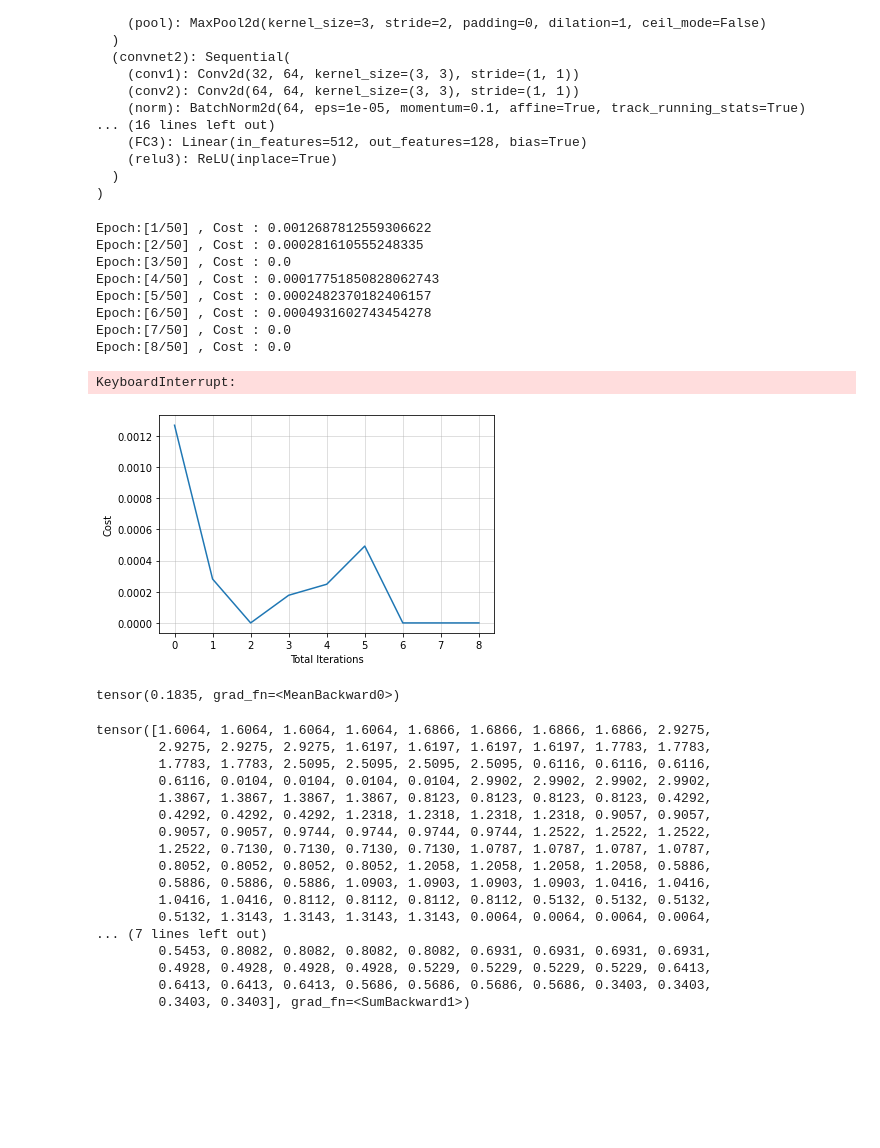
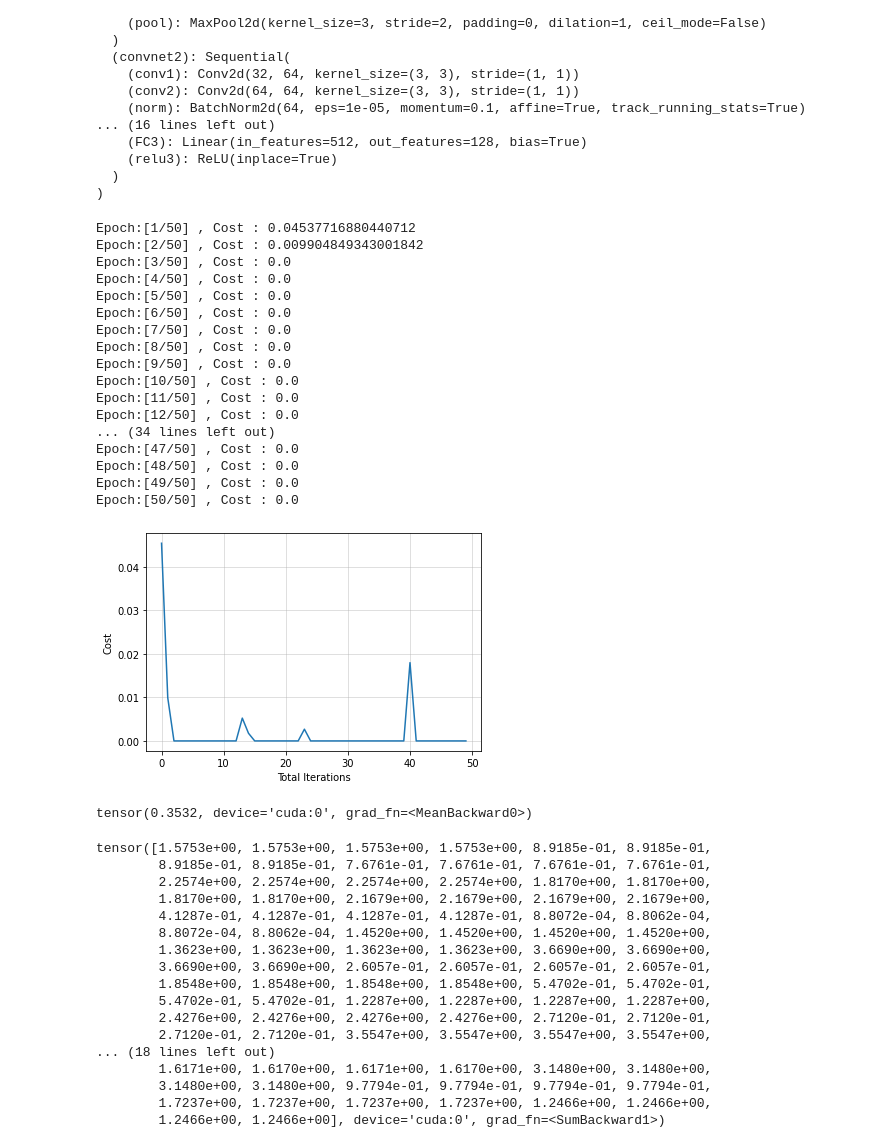
Before and after one commit to ABD-01/Siamese-NN, a Jupyter notebook: Siamese-ORL.ipynb, the cells around one changed output. Drawn from its saved outputs; the diff is of its cells as text; code cells hidden in the pictures; blank space fills up the shorter version.

```diff
--- a/Siamese-ORL.ipynb
+++ b/Siamese-ORL.ipynb
@@ -21,3 +25,5 @@ PATH = '/kaggle/input/att-database-of-faces/'
+# %%
+PATH = '/content/drive/MyDrive/Colab Notebooks/att_face_dataset/'
 # %%
 class CustomDataset(Dataset):
 
@@ -193,6 +199,8 @@ Model(
 # %%
 learning_rate = 0.0001
 optimizer = optim.Adam(model.parameters(), lr = learning_rate)
+if torch.cuda.is_available():
+    model = model.cuda()
 # %%
 cost = []
 
@@ -201,8 +209,10 @@ for epoch in range(epochs):
 
     triplets = get_random_triplets(train)
 
-#     apn = model(triplets.cuda())
-    apn = model(triplets)
+    if torch.cuda.is_available():
+        apn = model(triplets.cuda())
+    else:
+        apn = model(triplets)
 
     optimizer.zero_grad()
     loss = triplet_loss(*apn)
@@ -214,48 +224,56 @@ for epoch in range(epochs):
 
     print(f'Epoch:[{epoch+1}/{epochs}] , Cost : {loss.item()}')
 # %% [output]
-Epoch:[1/50] , Cost : 0.0012687812559306622
-Epoch:[2/50] , Cost : 0.000281610555248335
+Epoch:[1/50] , Cost : 0.04537716880440712
+Epoch:[2/50] , Cost : 0.009904849343001842
 Epoch:[3/50] , Cost : 0.0
-Epoch:[4/50] , Cost : 0.00017751850828062743
-Epoch:[5/50] , Cost : 0.0002482370182406157
-Epoch:[6/50] , Cost : 0.0004931602743454278
+Epoch:[4/50] , Cost : 0.0
+Epoch:[5/50] , Cost : 0.0
+Epoch:[6/50] , Cost : 0.0
 Epoch:[7/50] , Cost : 0.0
 Epoch:[8/50] , Cost : 0.0
+Epoch:[9/50] , Cost : 0.0
+Epoch:[10/50] , Cost : 0.0
+Epoch:[11/50] , Cost : 0.0
+Epoch:[12/50] , Cost : 0.0
+... (34 lines left out)
+Epoch:[47/50] , Cost : 0.0
+Epoch:[48/50] , Cost : 0.0
+Epoch:[49/50] , Cost : 0.0
+Epoch:[50/50] , Cost : 0.0
-KeyboardInterrupt:
 # %%
 plt.xlabel('Total Iterations')
 plt.ylabel('Cost')
-plt.plot(np.arange(len(cost)), cost)
+plt.plot(np.arange(epochs), cost)
 plt.grid(alpha=0.5)
 plt.show()
 # %% [output]
-[figure, old version]
+[figure, new version]
 # %%
 apn[0].mean()
 # %% [output]
-tensor(0.1835, grad_fn=<MeanBackward0>)
+tensor(0.3532, device='cuda:0', grad_fn=<MeanBackward0>)
 # %%
 p = (apn[0] - apn[1]).pow(2).sum(-1)
 p
 # %% [output]
-tensor([1.6064, 1.6064, 1.6064, 1.6064, 1.6866, 1.6866, 1.6866, 1.6866, 2.9275,
-        2.9275, 2.9275, 2.9275, 1.6197, 1.6197, 1.6197, 1.6197, 1.7783, 1.7783,
-        1.7783, 1.7783, 2.5095, 2.5095, 2.5095, 2.5095, 0.6116, 0.6116, 0.6116,
-        0.6116, 0.0104, 0.0104, 0.0104, 0.0104, 2.9902, 2.9902, 2.9902, 2.9902,
-        1.3867, 1.3867, 1.3867, 1.3867, 0.8123, 0.8123, 0.8123, 0.8123, 0.4292,
-        0.4292, 0.4292, 0.4292, 1.2318, 1.2318, 1.2318, 1.2318, 0.9057, 0.9057,
-        0.9057, 0.9057, 0.9744, 0.9744, 0.9744, 0.9744, 1.2522, 1.2522, 1.2522,
-        1.2522, 0.7130, 0.7130, 0.7130, 0.7130, 1.0787, 1.0787, 1.0787, 1.0787,
-        0.8052, 0.8052, 0.8052, 0.8052, 1.2058, 1.2058, 1.2058, 1.2058, 0.5886,
-        0.5886, 0.5886, 0.5886, 1.0903, 1.0903, 1.0903, 1.0903, 1.0416, 1.0416,
-        1.0416, 1.0416, 0.8112, 0.8112, 0.8112, 0.8112, 0.5132, 0.5132, 0.5132,
-        0.5132, 1.3143, 1.3143, 1.3143, 1.3143, 0.0064, 0.0064, 0.0064, 0.0064,
-... (7 lines left out)
-        0.5453, 0.8082, 0.8082, 0.8082, 0.8082, 0.6931, 0.6931, 0.6931, 0.6931,
-        0.4928, 0.4928, 0.4928, 0.4928, 0.5229, 0.5229, 0.5229, 0.5229, 0.6413,
-        0.6413, 0.6413, 0.6413, 0.5686, 0.5686, 0.5686, 0.5686, 0.3403, 0.3403,
-        0.3403, 0.3403], grad_fn=<SumBackward1>)
+tensor([1.5753e+00, 1.5753e+00, 1.5753e+00, 1.5753e+00, 8.9185e-01, 8.9185e-01,
+        8.9185e-01, 8.9185e-01, 7.6761e-01, 7.6761e-01, 7.6761e-01, 7.6761e-01,
+        2.2574e+00, 2.2574e+00, 2.2574e+00, 2.2574e+00, 1.8170e+00, 1.8170e+00,
+        1.8170e+00, 1.8170e+00, 2.1679e+00, 2.1679e+00, 2.1679e+00, 2.1679e+00,
+        4.1287e-01, 4.1287e-01, 4.1287e-01, 4.1287e-01, 8.8072e-04, 8.8062e-04,
+        8.8072e-04, 8.8062e-04, 1.4520e+00, 1.4520e+00, 1.4520e+00, 1.4520e+00,
+        1.3623e+00, 1.3623e+00, 1.3623e+00, 1.3623e+00, 3.6690e+00, 3.6690e+00,
+        3.6690e+00, 3.6690e+00, 2.6057e-01, 2.6057e-01, 2.6057e-01, 2.6057e-01,
+        1.8548e+00, 1.8548e+00, 1.8548e+00, 1.8548e+00, 5.4702e-01, 5.4702e-01,
+        5.4702e-01, 5.4702e-01, 1.2287e+00, 1.2287e+00, 1.2287e+00, 1.2287e+00,
+        2.4276e+00, 2.4276e+00, 2.4276e+00, 2.4276e+00, 2.7120e-01, 2.7120e-01,
+        2.7120e-01, 2.7120e-01, 3.5547e+00, 3.5547e+00, 3.5547e+00, 3.5547e+00,
+... (18 lines left out)
+        1.6171e+00, 1.6170e+00, 1.6171e+00, 1.6170e+00, 3.1480e+00, 3.1480e+00,
+        3.1480e+00, 3.1480e+00, 9.7794e-01, 9.7794e-01, 9.7794e-01, 9.7794e-01,
+        1.7237e+00, 1.7237e+00, 1.7237e+00, 1.7237e+00, 1.2466e+00, 1.2466e+00,
+        1.2466e+00, 1.2466e+00], device='cuda:0', grad_fn=<SumBackward1>)
 # %%
 n = (apn[0] - apn[2]).pow(2).sum(-1)
 n
```
Also changed, not shown: parts of 21 cells of this notebook.
